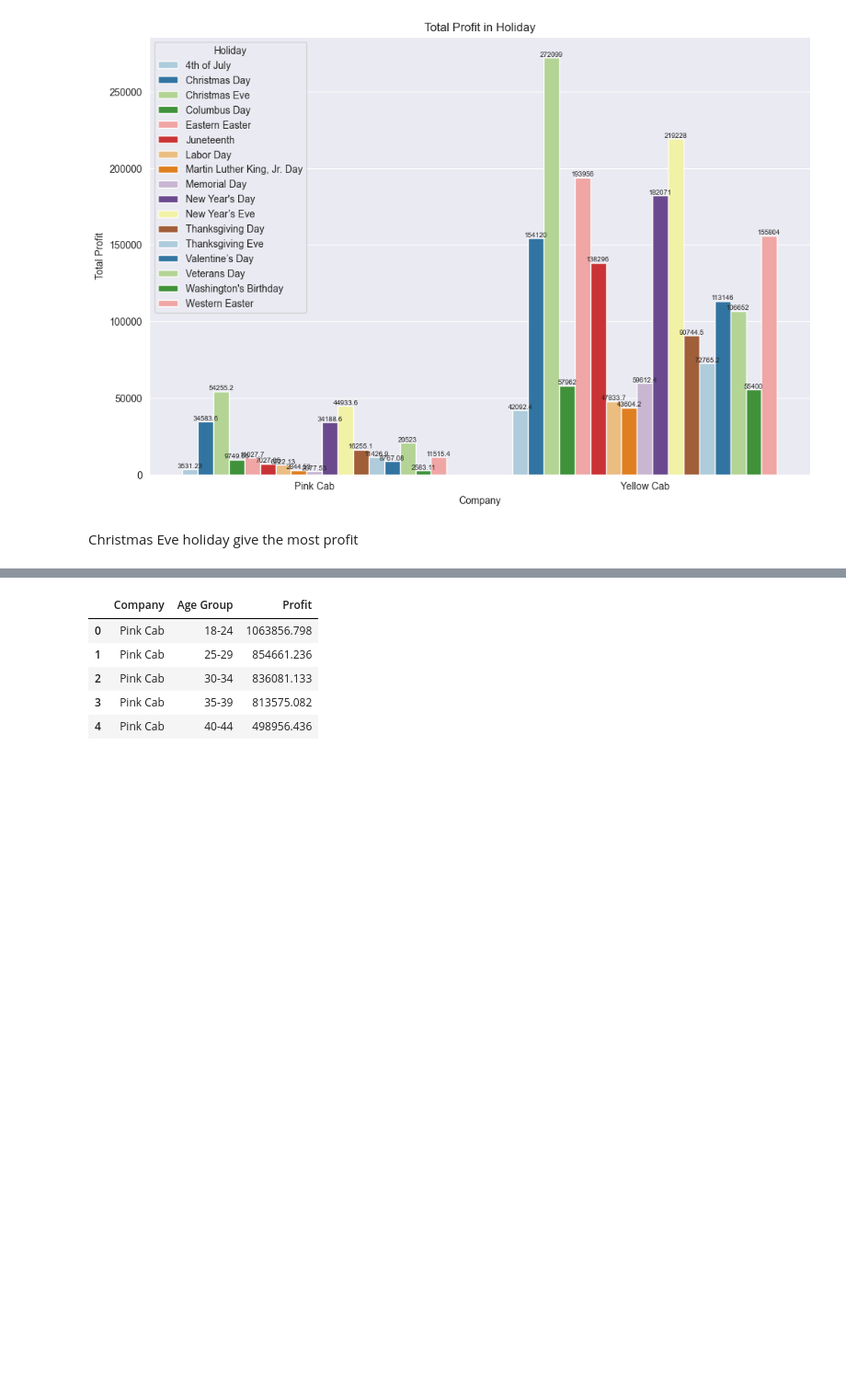
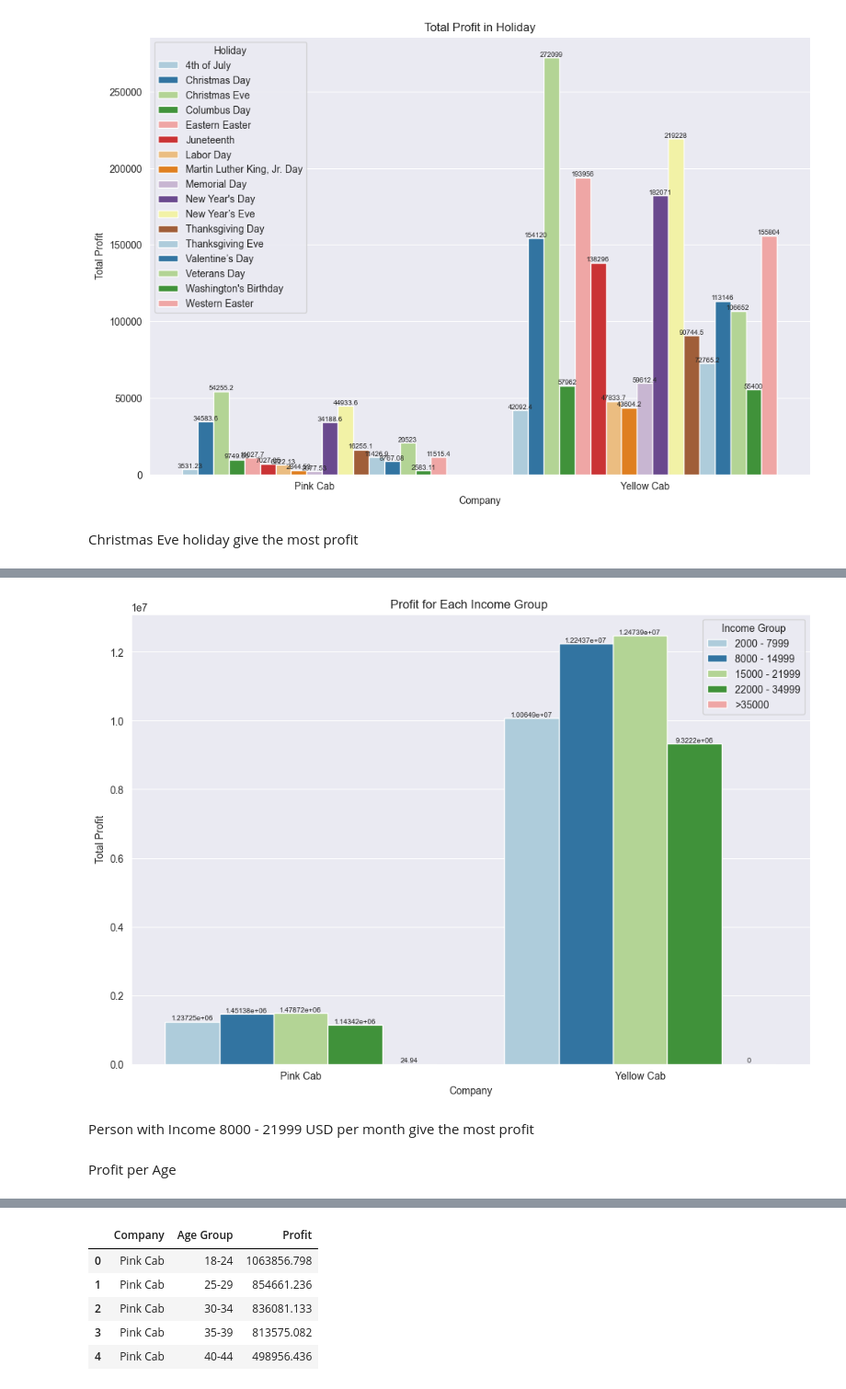
Before and after one commit to MuhammadNurilHuda/G2M-Cab-Investment, a Jupyter notebook: Data Preparation.ipynb, the cells around one changed output, grey strips where cells are left out. Shown at 92% size. Drawn from its saved outputs; the diff is of its cells as text; code cells hidden in the pictures; blank space fills up the shorter version.

```diff
--- a/Data Preparation.ipynb
+++ b/Data Preparation.ipynb
@@ -773,0 +828,3 @@ Christmas Eve holiday give the most profit
+# %%
+df_grouped = df_used.groupby(['Company', 'Income Group']).agg({'Profit':'sum'}).reset_index()
+df_grouped.head()
@@ -773,0 +838,14 @@ Christmas Eve holiday give the most profit
+# %%
+ax = sns.barplot(data=df_grouped, x='Company', y='Profit', hue='Income Group', palette='Paired')
+plt.title('Profit for Each Income Group ')
+plt.xlabel('Company')
+plt.ylabel('Total Profit')
+for i in range(int(len(df_grouped)/2)):
+    ax.bar_label(ax.containers[i-1], fontsize=7)
+plt.show()
+# %% [output]
+[figure, added]
+# %% [markdown]
+Person with Income 8000 - 21999 USD per month give the most profit
+# %% [markdown]
+Profit per Age
```
Also changed, not shown: parts of 21 cells of this notebook.
